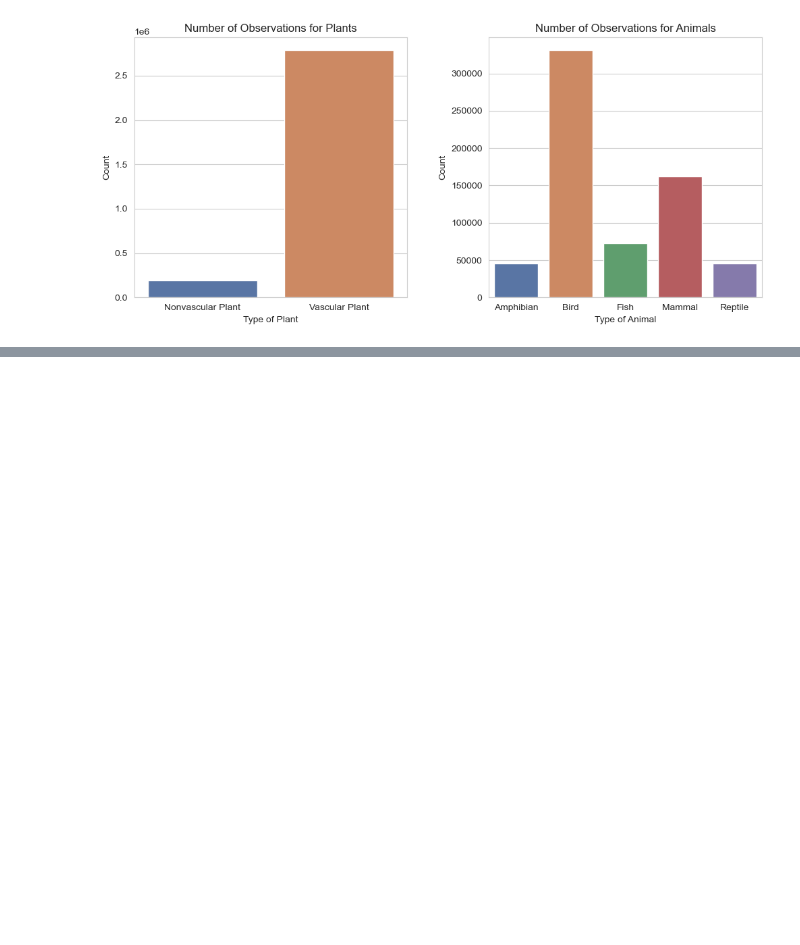
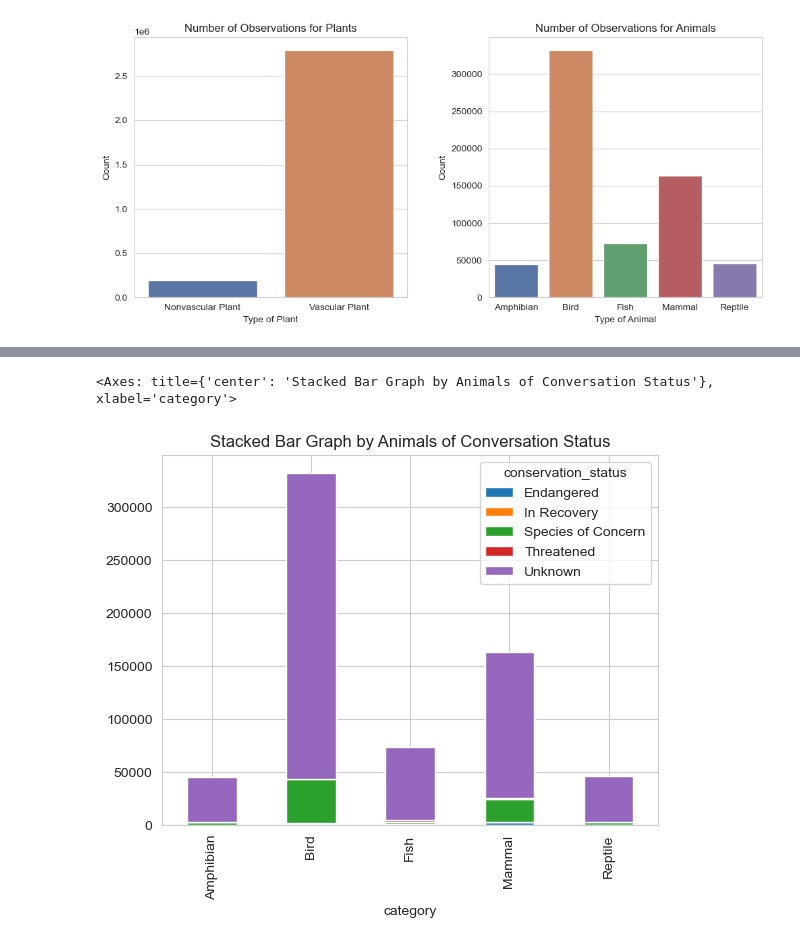
Before and after one commit to YI75/Biodiversity-Data-Project, a Jupyter notebook: biodiversity.ipynb, the cells around one changed output, grey strips where cells are left out. Drawn from its saved outputs; the diff is of its cells as text; code cells hidden in the pictures; blank space fills up the shorter version.

Commit message:
added stacked barplot by category

```diff
--- a/biodiversity.ipynb
+++ b/biodiversity.ipynb
@@ -149,0 +158,3 @@ Passing `palette` without assigning `hue` is deprecated and will be removed in v
+# %%
+bio_diversity.fillna('Unknown', inplace=True)
+bio_diversity['conservation_status'].isnull().value_counts(normalize=True)
@@ -149,0 +165,4 @@ Passing `palette` without assigning `hue` is deprecated and will be removed in v
+# %%
+category_status_df = bio_diversity.groupby(['category','conservation_status'])['observations'].sum()
+category_status_df = category_status_df.reset_index()
+category_status_df.head(15)
@@ -149,0 +186,6 @@ Passing `palette` without assigning `hue` is deprecated and will be removed in v
+# %%
+category_status_df = category_status_df.pivot_table(index="category",columns="conservation_status",values="observations",
+    aggfunc="sum",
+    fill_value=0
+).reset_index()
+category_status_df
@@ -149,0 +201,12 @@ Passing `palette` without assigning `hue` is deprecated and will be removed in v
+# %%
+animals = ['Amphibian', 'Bird', 'Fish', 'Mammal', 'Reptile']
+plants = ['Nonvascular Plant', 'Vascular Plant']
+no_unknowm = ['category','Endangered','In Recovery','Species of Concern','Threatened']
+
+animals_df = category_status_df[category_status_df['category'].isin(animals)]
+plants_df = category_status_df[category_status_df['category'].isin(plants)]
+
+animals_df.plot(x= 'category', kind = 'bar', stacked= True, title='Stacked Bar Graph by Animals of Conversation Status')
+# %% [output]
+<Axes: title={'center': 'Stacked Bar Graph by Animals of Conversation Status'}, xlabel='category'>
+[figure, added]
```
Also changed, not shown: parts of 13 cells of this notebook.
